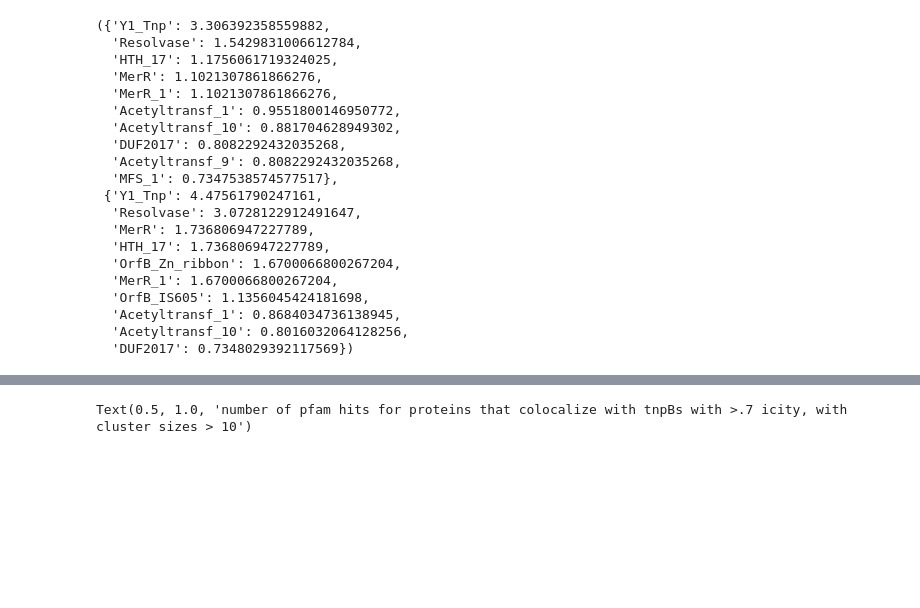
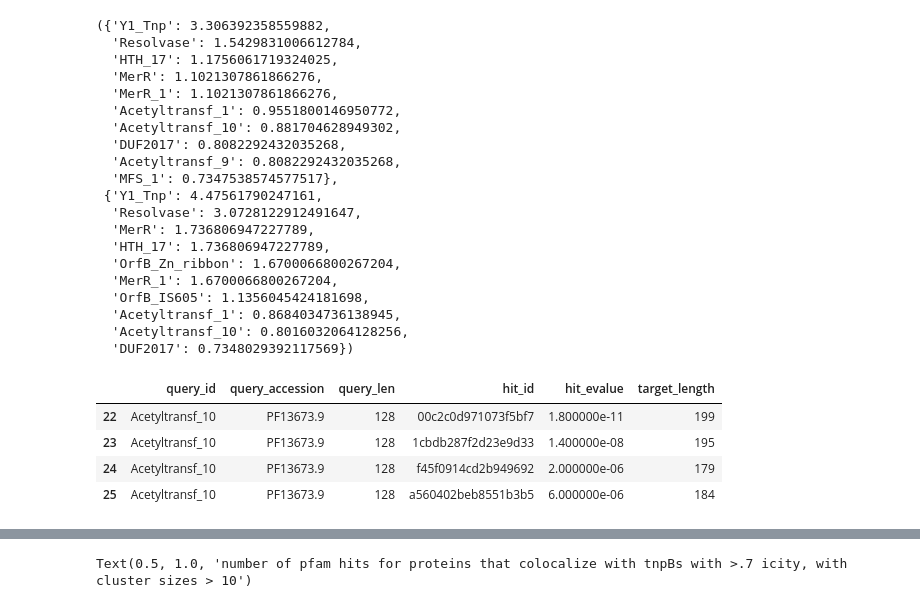
Before and after one commit to pdhsulab/GeneGraphDB, a Jupyter notebook: explore_tnpB_neighb.ipynb, the cells around one changed output, grey strips where cells are left out. Drawn from its saved outputs; the diff is of its cells as text; code cells hidden in the pictures; blank space fills up the shorter version.

```diff
--- a/explore_tnpB_neighb.ipynb
+++ b/explore_tnpB_neighb.ipynb
@@ -269,3 +256,11 @@ dict_topn_pfam(df_pfam_10_clean, 10), dict_topn_pfam(df_pfam_10, 10)
   'Acetyltransf_1': 0.8684034736138945,
   'Acetyltransf_10': 0.8016032064128256,
   'DUF2017': 0.7348029392117569})
+# %%
+df_pfam_10[df_pfam_10["query_id"] == "Acetyltransf_10"]
+# %% [output]
+|  | query_id | query_accession | query_len | hit_id | hit_evalue | target_length |
+| 22 | Acetyltransf_10 | PF13673.9 | 128 | 00c2c0d971073f5bf7 | 1.800000e-11 | 199 |
+| 23 | Acetyltransf_10 | PF13673.9 | 128 | 1cbdb287f2d23e9d33 | 1.400000e-08 | 195 |
+| 24 | Acetyltransf_10 | PF13673.9 | 128 | f45f0914cd2b949692 | 2.000000e-06 | 179 |
+| 25 | Acetyltransf_10 | PF13673.9 | 128 | a560402beb8551b3b5 | 6.000000e-06 | 184 |
```
Also changed, not shown: parts of 9 cells of this notebook, 3 other files.
